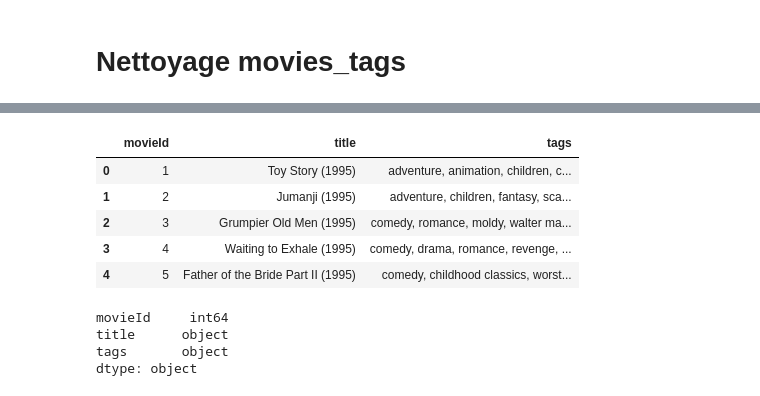
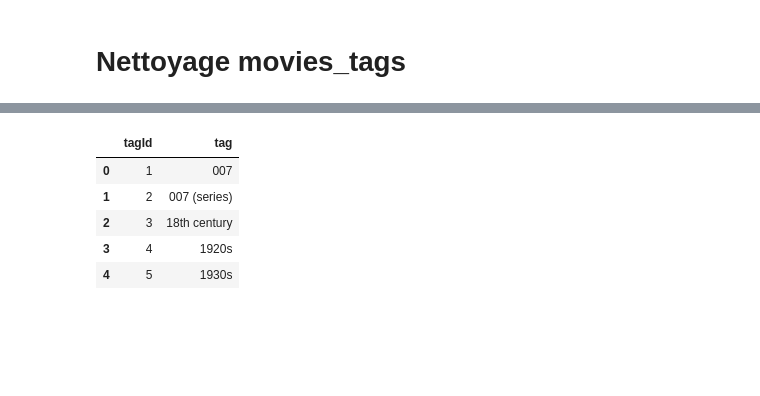
Before and after one commit to aurogail/Movie_Reco, a Jupyter notebook: notebooks/clean_movies_tags.ipynb, the cells around one changed output, grey strips where cells are left out. Drawn from its saved outputs; the diff is of its cells as text; code cells hidden in the pictures; blank space fills up the shorter version.

```diff
--- a/notebooks/clean_movies_tags.ipynb
+++ b/notebooks/clean_movies_tags.ipynb
@@ -5,17 +43,10 @@ import pandas as pd
 # %%
-df_movies_tags = pd.read_csv('../src/data/interim/movies_tags.csv')
-df_movies_tags.head()
+df_genome_tags = pd.read_csv('../src/data/raw/genome-tags.csv')
+df_genome_tags.head()
 # %% [output]
-|  | movieId | title | tags |
-| 0 | 1 | Toy Story (1995) | adventure, animation, children, c... |
-| 1 | 2 | Jumanji (1995) | adventure, children, fantasy, sca... |
-| 2 | 3 | Grumpier Old Men (1995) | comedy, romance, moldy, walter ma... |
-| 3 | 4 | Waiting to Exhale (1995) | comedy, drama, romance, revenge, ... |
-| 4 | 5 | Father of the Bride Part II (1995) | comedy, childhood classics, worst... |
+|  | tagId | tag |
+| 0 | 1 | 007 |
+| 1 | 2 | 007 (series) |
+| 2 | 3 | 18th century |
+| 3 | 4 | 1920s |
+| 4 | 5 | 1930s |
-# %%
-df_movies_tags.dtypes
-# %% [output]
-movieId     int64
-title      object
-tags       object
-dtype: object
```
Also changed, not shown: parts of 25 cells of this notebook, 10 other files.
